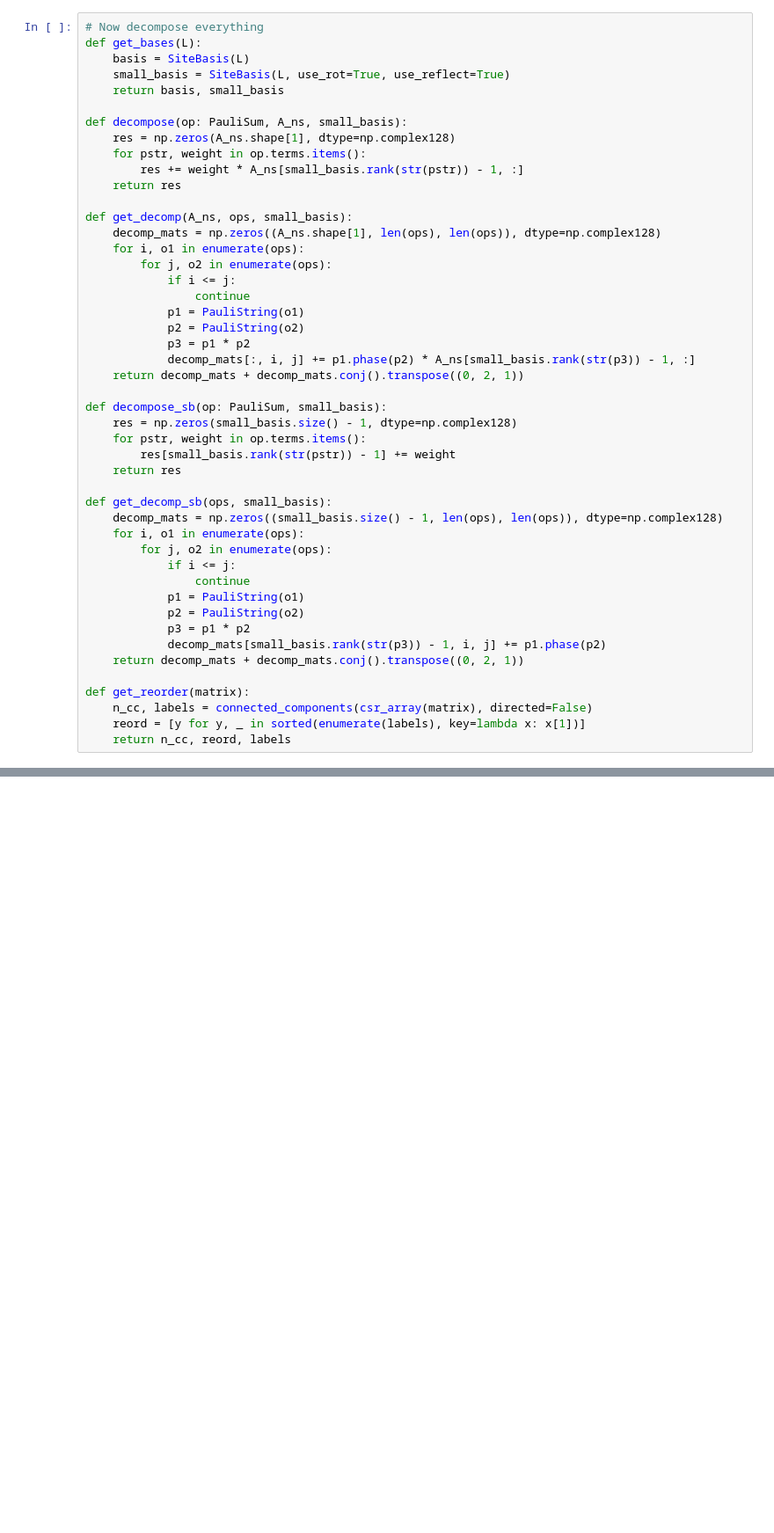
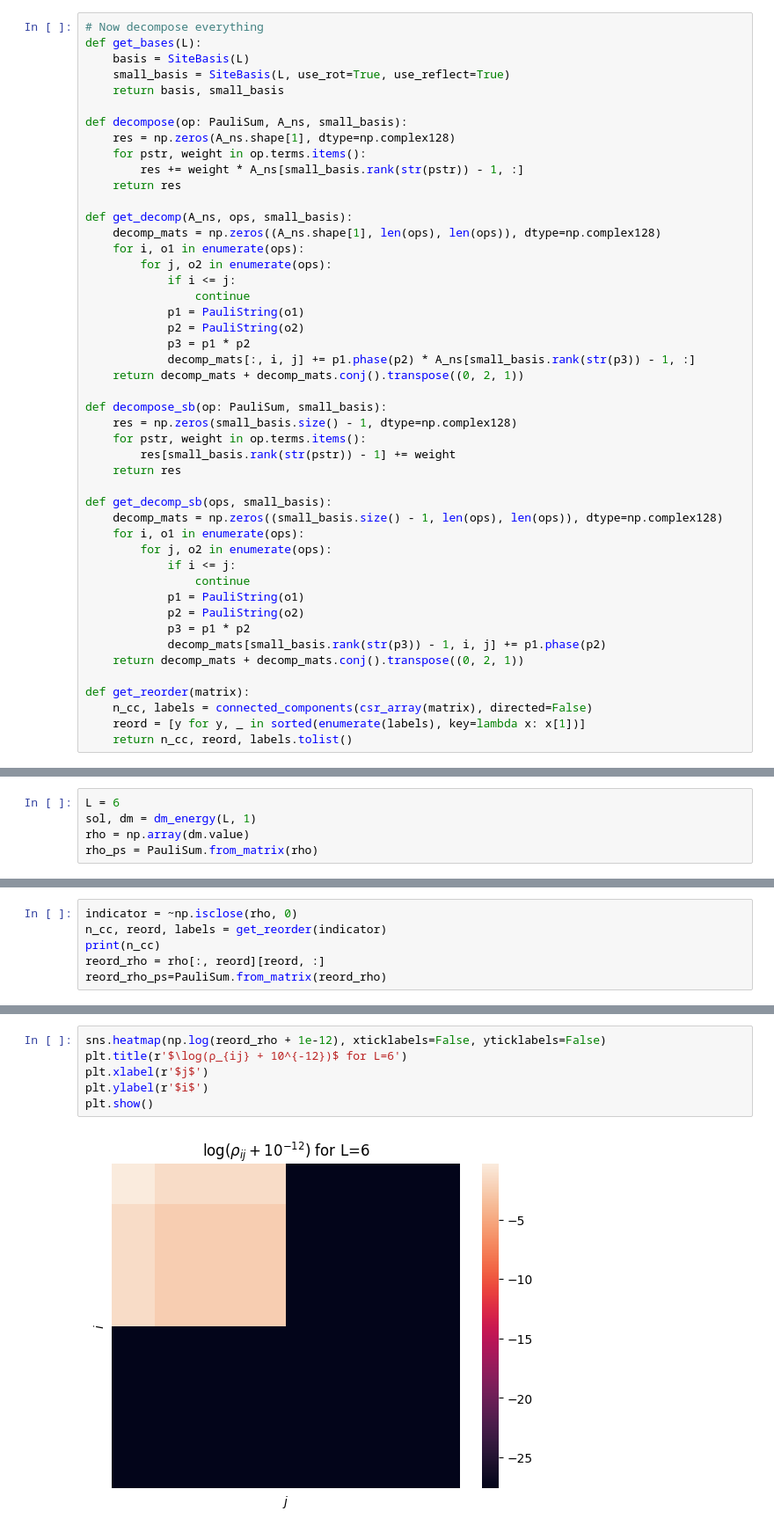
Before and after one commit to Newtech66/mtp-matrix-bootstrap, a Jupyter notebook: ising/ising-basis-reduction.ipynb, the cells around one changed output, grey strips where cells are left out. Shown at 88% size. Saved outputs shown, nothing was run; the diff lists cells and outputs as text; blank space fills up the shorter version.

```diff
--- a/ising/ising-basis-reduction.ipynb
+++ b/ising/ising-basis-reduction.ipynb
@@ -289,7 +384,7 @@ def get_decomp_sb(ops, small_basis):
 def get_reorder(matrix):
     n_cc, labels = connected_components(csr_array(matrix), directed=False)
     reord = [y for y, _ in sorted(enumerate(labels), key=lambda x: x[1])]
-    return n_cc, reord, labels
+    return n_cc, reord, labels.tolist()
 # %%
 def analytical_energy(h):
     return (2 * np.abs(1 - h) / np.pi) * ellipeinc(np.pi / 2, -4 * h / (1 - h) ** 2)
@@ -392,0 +496,5 @@ Solving 2.0000...
+# %%
+L = 6
+sol, dm = dm_energy(L, 1)
+rho = np.array(dm.value)
+rho_ps = PauliSum.from_matrix(rho)
@@ -392,0 +582,6 @@ Solving 2.0000...
+# %%
+indicator = ~np.isclose(rho, 0)
+n_cc, reord, labels = get_reorder(indicator)
+print(n_cc)
+reord_rho = rho[:, reord][reord, :]
+reord_rho_ps=PauliSum.from_matrix(reord_rho)
@@ -392,0 +600,8 @@ Solving 2.0000...
+# %%
+sns.heatmap(np.log(reord_rho + 1e-12), xticklabels=False, yticklabels=False)
+plt.title(r'$\log(ρ_{ij} + 10^{-12})$ for L=6')
+plt.xlabel(r'$j$')
+plt.ylabel(r'$i$')
+plt.show()
+# %% [output]
+[figure, added]
```
Also changed, not shown: parts of 28 cells of this notebook, 5 other files.
